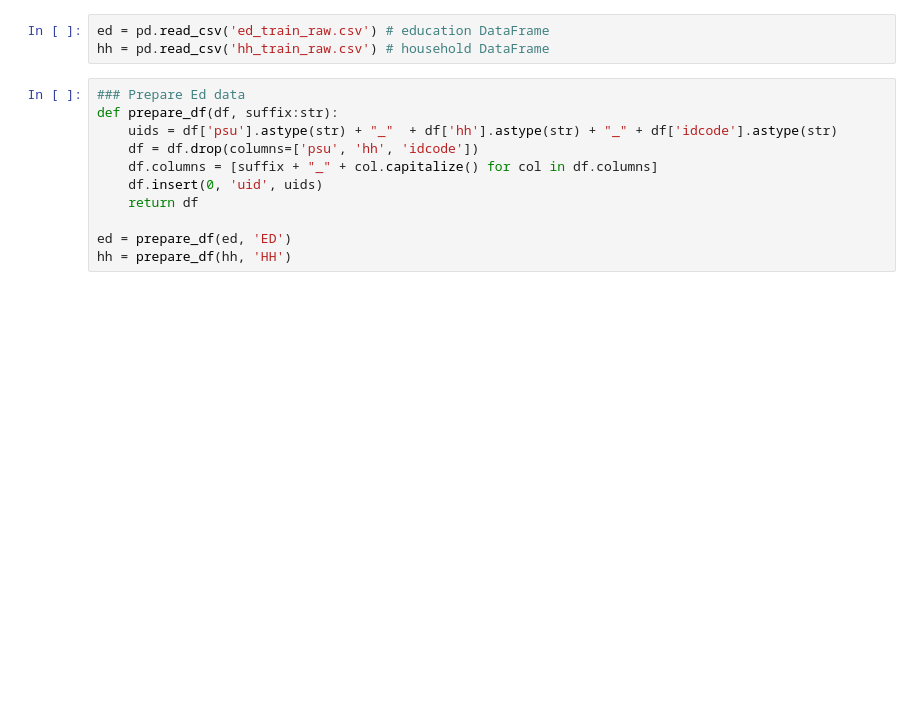
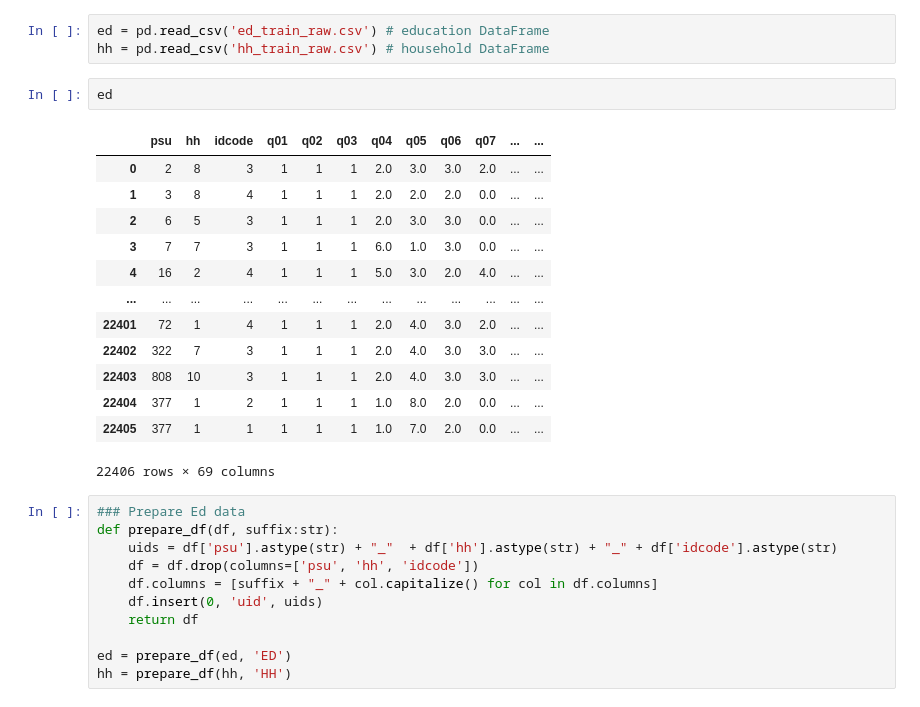
Before and after one commit to jbellogo/Classification, a Jupyter notebook: explorations.ipynb, the cells around one changed output. Cells and saved outputs as stored; diff of their text form; blank space fills up the shorter version.

```diff
--- a/explorations.ipynb
+++ b/explorations.ipynb
@@ -19,6 +19,22 @@ import matplotlib.pyplot as plt
 # %%
 ed = pd.read_csv('ed_train_raw.csv') # education DataFrame
 hh = pd.read_csv('hh_train_raw.csv') # household DataFrame
+# %%
+ed
+# %% [output]
+|  | psu | hh | idcode | q01 | q02 | q03 | q04 | q05 | q06 | q07 | ... | ... |
+| 0 | 2 | 8 | 3 | 1 | 1 | 1 | 2.0 | 3.0 | 3.0 | 2.0 | ... | ... |
+| 1 | 3 | 8 | 4 | 1 | 1 | 1 | 2.0 | 2.0 | 2.0 | 0.0 | ... | ... |
+| 2 | 6 | 5 | 3 | 1 | 1 | 1 | 2.0 | 3.0 | 3.0 | 0.0 | ... | ... |
+| 3 | 7 | 7 | 3 | 1 | 1 | 1 | 6.0 | 1.0 | 3.0 | 0.0 | ... | ... |
+| 4 | 16 | 2 | 4 | 1 | 1 | 1 | 5.0 | 3.0 | 2.0 | 4.0 | ... | ... |
+| ... | ... | ... | ... | ... | ... | ... | ... | ... | ... | ... | ... | ... |
+| 22401 | 72 | 1 | 4 | 1 | 1 | 1 | 2.0 | 4.0 | 3.0 | 2.0 | ... | ... |
+| 22402 | 322 | 7 | 3 | 1 | 1 | 1 | 2.0 | 4.0 | 3.0 | 3.0 | ... | ... |
+| 22403 | 808 | 10 | 3 | 1 | 1 | 1 | 2.0 | 4.0 | 3.0 | 3.0 | ... | ... |
+| 22404 | 377 | 1 | 2 | 1 | 1 | 1 | 1.0 | 8.0 | 2.0 | 0.0 | ... | ... |
+| 22405 | 377 | 1 | 1 | 1 | 1 | 1 | 1.0 | 7.0 | 2.0 | 0.0 | ... | ... |
+22406 rows × 69 columns
 # %%
 ### Prepare Ed data
 def prepare_df(df, suffix:str):
```
Also changed, not shown: parts of 67 cells of this notebook, 8 other files.
